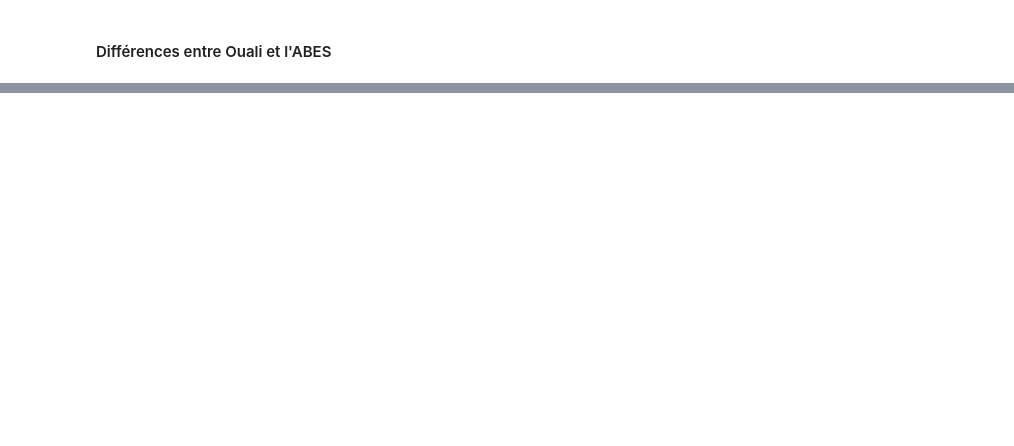
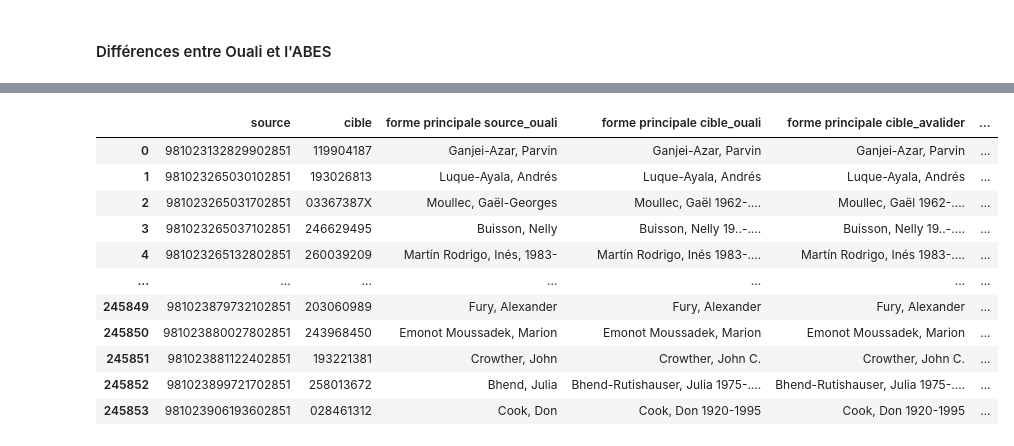
Before and after one commit to timtomch/ouali-benchmark, a Jupyter notebook: Ouali-benchmark-2024.ipynb, the cells around one changed output, grey strips where cells are left out. Drawn from its saved outputs; the diff is of its cells as text; code cells hidden in the pictures; blank space fills up the shorter version.

Commit message:
Use benchmarking to validate manual and external

```diff
--- a/Ouali-benchmark-2024.ipynb
+++ b/Ouali-benchmark-2024.ipynb
@@ -195,13 +171,14 @@ Exportés dans  output/divergences-ABES-benchmark2024-min2align.csv
 # %%
-outfile = output_folder + '/' + div_noalign_file + '-ABES-' + set_name + '.csv'
+if not common_alignments_file:
+    outfile = output_folder + '/' + div_noalign_file + '-ABES-' + set_name + '.csv'
 
-# Non-alignements Ouali pour lesquels l'ABES a trouvé un alignement
-div_nonalign_abes = pd.merge(abes_align, ouali_no_align, how="inner", on='source', suffixes=("_abes", "_ouali"), copy=True)
-display(div_nonalign_abes[['source','cible_ouali','cible_abes','forme principale cible','NOMCANDIDAT', 'PRENOMCANDIDAT']])
+    # Non-alignements Ouali pour lesquels l'ABES a trouvé un alignement
+    div_nonalign_abes = pd.merge(abes_align, ouali_no_align, how="inner", on='source', suffixes=("_abes", "_ouali"), copy=True)
+    display(div_nonalign_abes[['source','cible_ouali','cible_abes','forme principale cible','NOMCANDIDAT', 'PRENOMCANDIDAT']])
 
-div_nonalign_abes.to_csv(outfile,columns=['source','cible_ouali','cible_abes','forme principale cible','NOMCANDIDAT', 'PRENOMCANDIDAT'],encoding="UTF-8",index=False)
+    div_nonalign_abes.to_csv(outfile,columns=['source','cible_ouali','cible_abes','forme principale cible','NOMCANDIDAT', 'PRENOMCANDIDAT'],encoding="UTF-8",index=False)
 
-print("Non-alignements Ouali erronés: ", len(div_nonalign_abes))
-print("Pourcentage de divergence: ", round(len(div_nonalign_abes)/len(ouali_no_align)*100,1), "%")
+    print("Non-alignements Ouali erronés: ", len(div_nonalign_abes))
+    print("Pourcentage de divergence: ", round(len(div_nonalign_abes)/len(ouali_no_align)*100,1), "%")
 
-print("Exportés dans ", outfile)
+    print("Exportés dans ", outfile)
@@ -224,0 +188,59 @@ Exportés dans  output/divergences-nonalignements-ABES-benchmark2024-min2align.c
+# %%
+if ouali_to_validate_file and not ouali_align.empty:
+    to_validate = pd.read_csv(ouali_to_validate_file, sep='\t', dtype = str)
+    to_validate['source'] = to_validate['id source']
+    to_validate['cible'] = to_validate['id cible']
+    to_validate['method'] = to_validate["décision d'alignement"]
+    to_validate_align = to_validate.query("cible.notna() and not cible == '\"rnv-nz-auth-atc\"'").copy()
+    to_validate_no_align = to_validate.query("cible.isna() and not cible == '\"rnv-nz-auth-atc\"' and not method == 'auto'").copy()
+    print("Alignements à comparer aux alignements Ouali (à valider): ", len(to_validate_align))
+    print("Non-alignements à comparer aux alignements Ouali (à valider): ", len(to_validate_no_align))
+
+    outfile = output_folder + '/' + common_file + '-VALIDOUALI-' + set_name
+    common_source_validated = pd.merge(ouali_align, to_validate_align, how="inner", on='source', suffixes=("_ouali", "_avalider"), copy=True)
+    common_target_validated = pd.merge(ouali_align, to_validate_align, how="inner", on=['source', 'cible'], suffixes=("_ouali", "_avalider"), copy=True)
+    display(common_target_validated[['source','cible', 'forme principale source_ouali','forme principale cible_ouali','forme principale cible_avalider', "décision d'alignement_avalider", 'arbitre_avalider']])
+
+    if output_type == 'xlsx':
+        outfile = outfile + '.xlsx'
+        common_target_validated.to_excel(outfile,columns=['source','cible', 'forme principale source_ouali','forme principale cible_ouali','forme principale cible_avalider', "décision d'alignement_avalider", 'arbitre_avalider'],index=False)
+    else:
+        outfile = outfile + '.csv'
+        common_target_validated.to_csv(outfile, columns=['source','cible', 'forme principale source_ouali','forme principale cible_ouali','forme principale cible_avalider', "décision d'alignement_avalider", 'arbitre_avalider'], encoding="UTF-8",index=False)
+    print("Alignements validés par les alignements Ouali: ", len(common_target_validated))
+    print("Pourcentage validé: ", round(len(common_target_validated)/len(common_source_validated)*100,1), "%")
+    print("Exportés dans ", outfile)
+
+    # Alignements à valider pour lesquels Ouali a pris une décision différente (cible différente pour une même source)
+
+    outfile = output_folder + '/' + divergences_file + '-VALIDOUALI-' + set_name
+    divergences_to_validate = common_source_validated.loc[~(common_source_validated['cible_ouali'] == common_source_validated['cible_avalider'])]
+    display(divergences_to_validate[['source', 'cible_ouali', 'cible_avalider', 'forme principale source_ouali', 'forme principale cible_ouali','forme principale cible_avalider', "décision d'alignement_avalider", 'arbitre_avalider']])
+
+    if output_type == 'xlsx':
+        outfile = outfile + '.xlsx'
+        divergences_to_validate.to_excel(outfile,columns=['source', 'cible_ouali', 'cible_avalider', 'forme principale source_ouali', 'forme principale cible_ouali','forme principale cible_avalider', "décision d'alignement_avalider", 'arbitre_avalider'],index=False)
+    else:
+        outfile = outfile + '.csv'
+        divergences_to_validate.to_csv(outfile, columns=['source', 'cible_ouali', 'cible_avalider', 'forme principale source_ouali', 'forme principale cible_ouali','forme principale cible_avalider', "décision d'alignement_avalider", 'arbitre_avalider'],encoding="UTF-8",index=False)
+    print("Alignements qui divergent avec les alignements Ouali: ", len(divergences_to_validate))
+    print("Pourcentage de divergence: ", round(len(divergences_to_validate)/len(common_source_validated)*100,1), "%")
+    print("Exportés dans ", outfile)
+
+    # Non-alignements pour lesquels Ouali a trouvé un alignement
+
+    outfile = output_folder + '/' + div_noalign_file + '-VALIDOUALI-' + set_name
+    div_nonalign_to_validate = pd.merge(ouali_align, to_validate_no_align, how="inner", on='source', suffixes=("_ouali", "_avalider"), copy=True)
+    display(div_nonalign_to_validate[['source','cible_ouali', 'forme principale source_ouali', 'forme principale cible_ouali', "décision d'alignement_avalider", 'arbitre_avalider']])
+
+    if output_type == 'xlsx':
+        outfile = outfile + '.xlsx'
+        div_nonalign_to_validate.to_excel(outfile,columns=['source','cible_ouali', 'forme principale source_ouali', 'forme principale cible_ouali', "décision d'alignement_avalider", 'arbitre_avalider'],index=False)
+    else:
+        outfile = outfile + '.csv'
+        div_nonalign_to_validate.to_csv(outfile,columns=['source','cible_ouali', 'forme principale source_ouali', 'forme principale cible_ouali', "décision d'alignement_avalider", 'arbitre_avalider'],encoding="UTF-8",index=False)
+
+    print("Non-alignements à valider pour lesquels Ouali à trouvé un alignement: ", len(div_nonalign_to_validate))
+    print("Pourcentage de divergence: ", round(len(div_nonalign_to_validate)/len(to_validate_no_align)*100,1), "%")
+    print("Exportés dans ", outfile)
+# %% [output]
@@ -224,0 +249,12 @@ Exportés dans  output/divergences-nonalignements-ABES-benchmark2024-min2align.c
+|  | source | cible | forme principale source_ouali | forme principale cible_ouali | forme principale cible_avalider | ... |
+| 0 | 981023132829902851 | 119904187 | Ganjei-Azar, Parvin | Ganjei-Azar, Parvin | Ganjei-Azar, Parvin | ... |
+| 1 | 981023265030102851 | 193026813 | Luque-Ayala, Andrés | Luque-Ayala, Andrés | Luque-Ayala, Andrés | ... |
+| 2 | 981023265031702851 | 03367387X | Moullec, Gaël-Georges | Moullec, Gaël 1962-.... | Moullec, Gaël 1962-.... | ... |
+| 3 | 981023265037102851 | 246629495 | Buisson, Nelly | Buisson, Nelly 19..-.... | Buisson, Nelly 19..-.... | ... |
+| 4 | 981023265132802851 | 260039209 | Martín Rodrigo, Inés, 1983- | Martín Rodrigo, Inés 1983-.... | Martín Rodrigo, Inés 1983-.... | ... |
+| ... | ... | ... | ... | ... | ... | ... |
+| 245849 | 981023879732102851 | 203060989 | Fury, Alexander | Fury, Alexander | Fury, Alexander | ... |
+| 245850 | 981023880027802851 | 243968450 | Emonot Moussadek, Marion | Emonot Moussadek, Marion | Emonot Moussadek, Marion | ... |
+| 245851 | 981023881122402851 | 193221381 | Crowther, John | Crowther, John C. | Crowther, John C. | ... |
+| 245852 | 981023899721702851 | 258013672 | Bhend, Julia | Bhend-Rutishauser, Julia 1975-.... | Bhend-Rutishauser, Julia 1975-.... | ... |
+| 245853 | 981023906193602851 | 028461312 | Cook, Don | Cook, Don 1920-1995 | Cook, Don 1920-1995 | ... |
```
Also changed, not shown: parts of 12 cells of this notebook.
